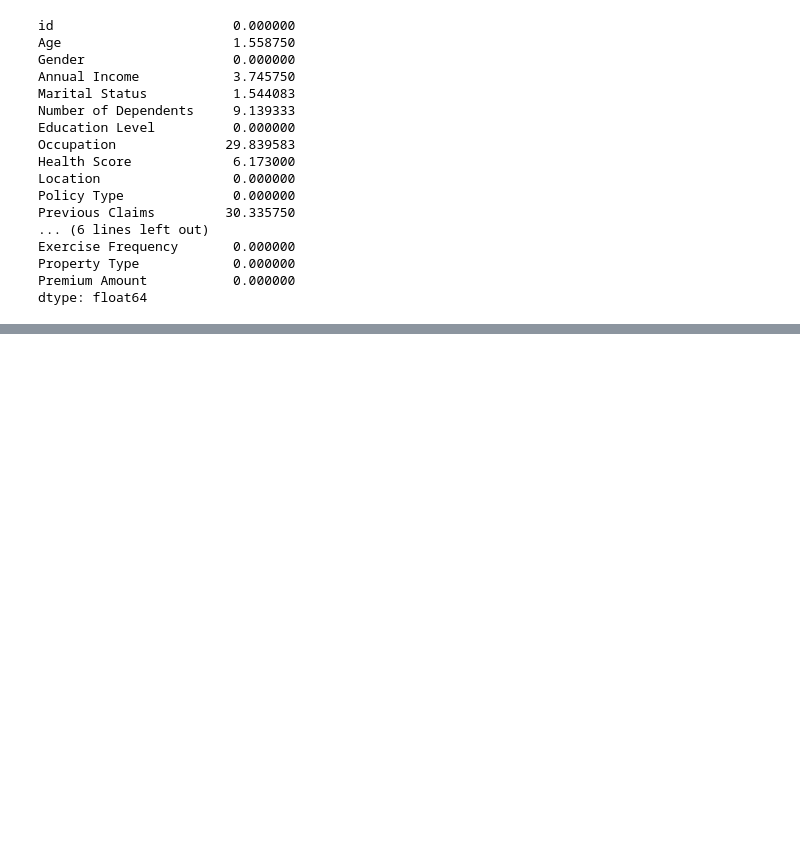
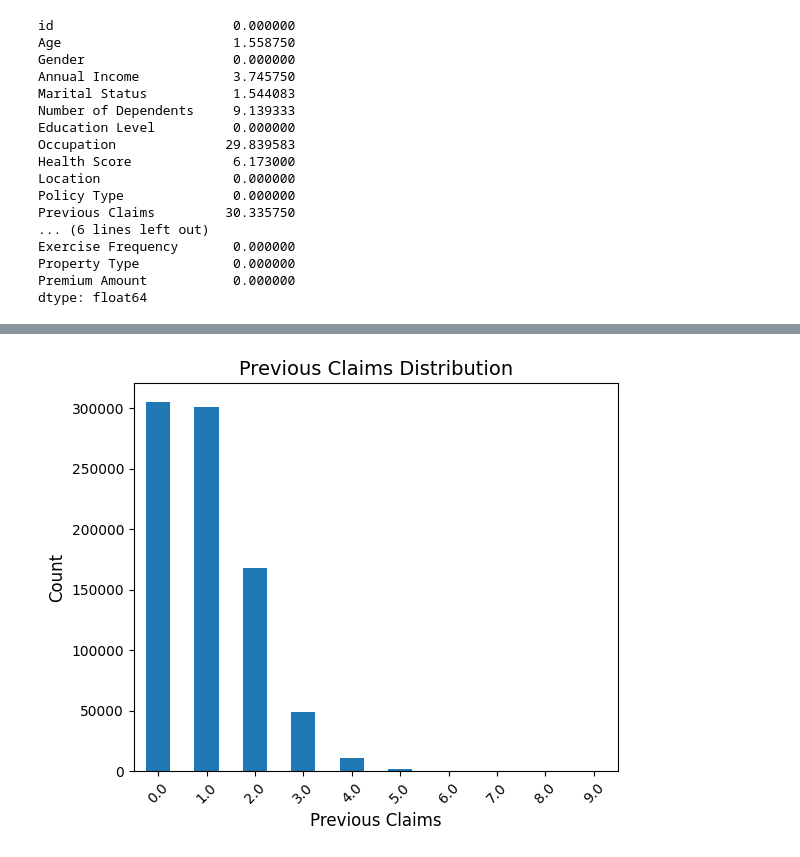
Before and after one commit to manvirbirak/Regression-with-an-Insurance-Dataset, a Jupyter notebook: Script.ipynb, the cells around one changed output, grey strips where cells are left out. Cells and saved outputs as stored; diff of their text form; code cells hidden in the pictures; blank space fills up the shorter version.

```diff
--- a/Script.ipynb
+++ b/Script.ipynb
@@ -44,0 +44,17 @@ plt.tight_layout()
+# %%
+train['Occupation'] = train['Occupation'].fillna('NA')
+# %%
+
+fig, ax = plt.subplots(figsize=(6, 5))
+
+
+train['Previous Claims'] = train['Previous Claims'].astype(object)
+
+train['Previous Claims'].value_counts().plot(kind='bar')
+ax.set_title('Previous Claims Distribution', fontsize=14)
+ax.set_ylabel('Count', fontsize=12)
+ax.set_xlabel('Previous Claims', fontsize=12)
+plt.xticks(rotation=45)
+plt.tight_layout()
+# %% [output]
+[figure, added]
```
Also changed, not shown: parts of 2 cells of this notebook.
